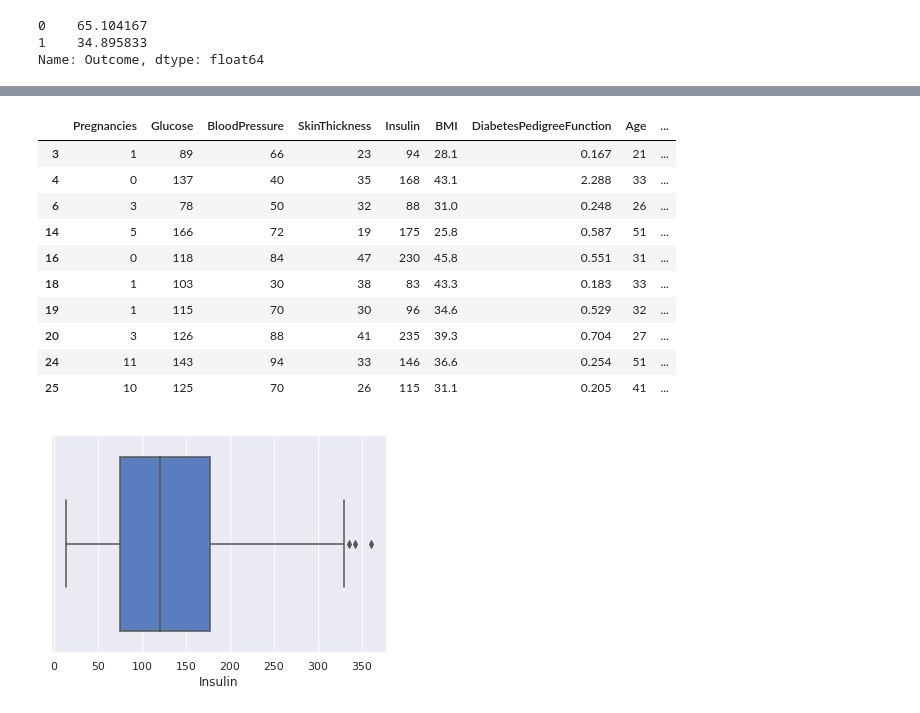
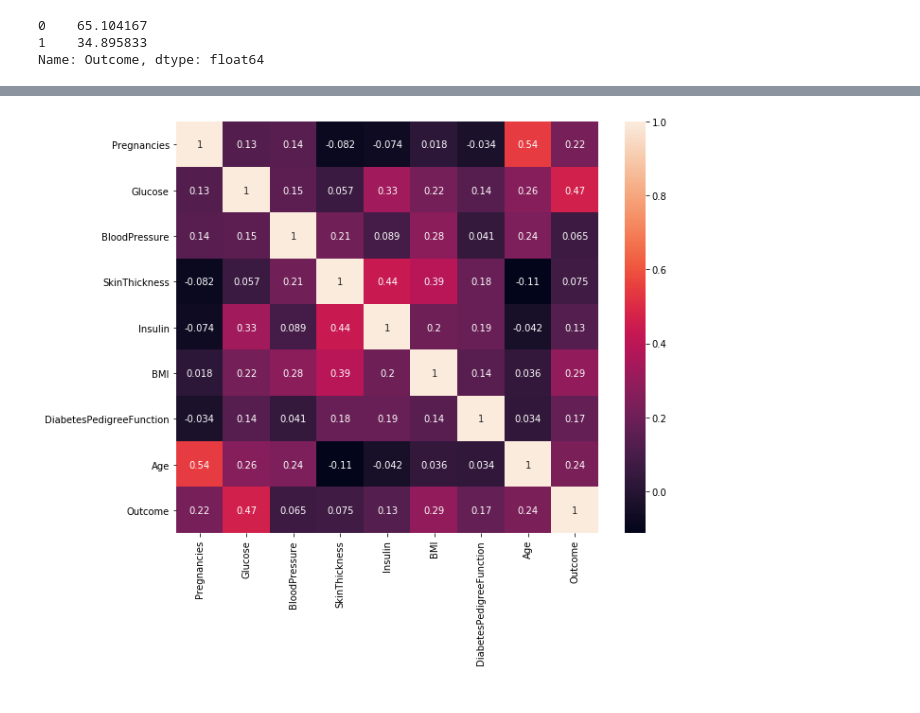
Before and after one commit to ppalomanes/acamica-ds, a Jupyter notebook: clase29/Acamica_hospital.ipynb, the cells around one changed output, grey strips where cells are left out. Drawn from its saved outputs; the diff is of its cells as text; code cells hidden in the pictures.

```diff
--- a/clase29/Acamica_hospital.ipynb
+++ b/clase29/Acamica_hospital.ipynb
@@ -114,3 +114,13 @@ plt.show()
+# %%
+corr = df.corr()
+plt.figure(figsize=(10,8))
+sns.heatmap(corr,
+            xticklabels=corr.columns.values,
+            yticklabels=corr.columns.values,
+           annot=True)
+plt.show()
+# %% [output]
+[figure, added]
 # %%
 def filtered_column_withOut_outliers(df, column):
     first_quartile, third_quartile = df[column].quantile([0.25, 0.75])
@@ -120,21 +130,3 @@ def filtered_column_withOut_outliers(df, column):
     return df[(df[column] < max) & (df[column] > min)]
 # %%
 df_filtered = filtered_column_withOut_outliers(df[df["Insulin"]!=0], "Insulin")
-# %%
-df_filtered.head(10)
-# %% [output]
-|  | Pregnancies | Glucose | BloodPressure | SkinThickness | Insulin | BMI | DiabetesPedigreeFunction | Age | ... |
-| 3 | 1 | 89 | 66 | 23 | 94 | 28.1 | 0.167 | 21 | ... |
-| 4 | 0 | 137 | 40 | 35 | 168 | 43.1 | 2.288 | 33 | ... |
-| 6 | 3 | 78 | 50 | 32 | 88 | 31.0 | 0.248 | 26 | ... |
-| 14 | 5 | 166 | 72 | 19 | 175 | 25.8 | 0.587 | 51 | ... |
-| 16 | 0 | 118 | 84 | 47 | 230 | 45.8 | 0.551 | 31 | ... |
-| 18 | 1 | 103 | 30 | 38 | 83 | 43.3 | 0.183 | 33 | ... |
-| 19 | 1 | 115 | 70 | 30 | 96 | 34.6 | 0.529 | 32 | ... |
-| 20 | 3 | 126 | 88 | 41 | 235 | 39.3 | 0.704 | 27 | ... |
-| 24 | 11 | 143 | 94 | 33 | 146 | 36.6 | 0.254 | 51 | ... |
-| 25 | 10 | 125 | 70 | 26 | 115 | 31.1 | 0.205 | 41 | ... |
-# %%
-ax = sns.boxplot(x=df_filtered["Insulin"])
-# %% [output]
-[figure, removed]
```
Also changed, not shown: parts of 24 cells of this notebook.
